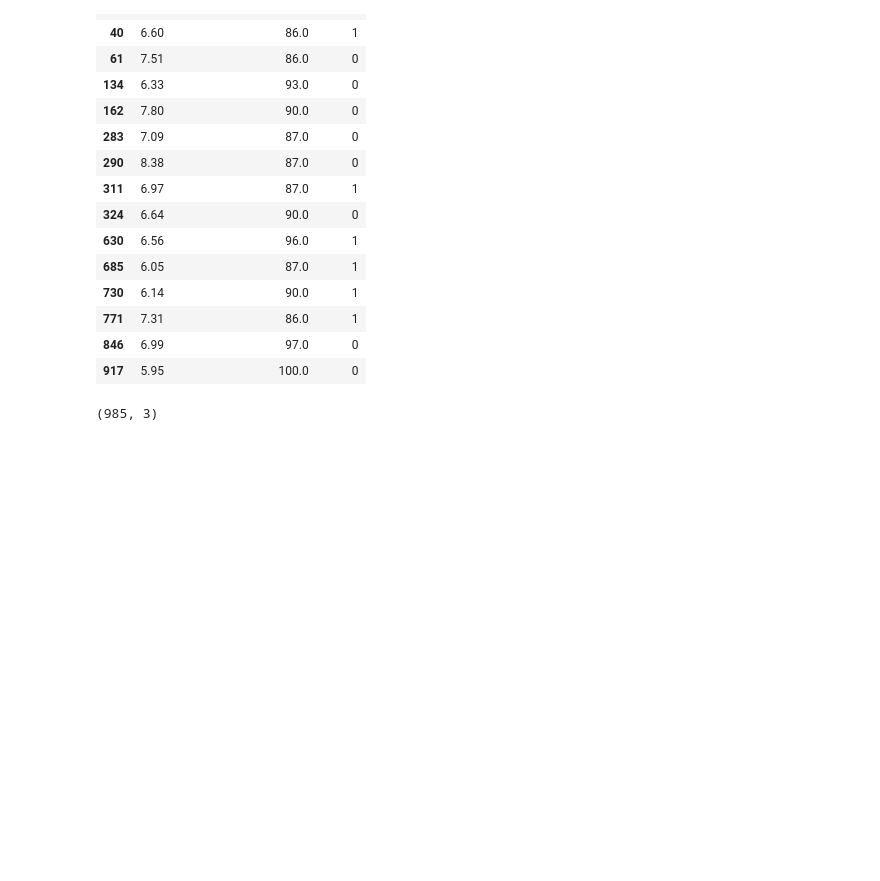
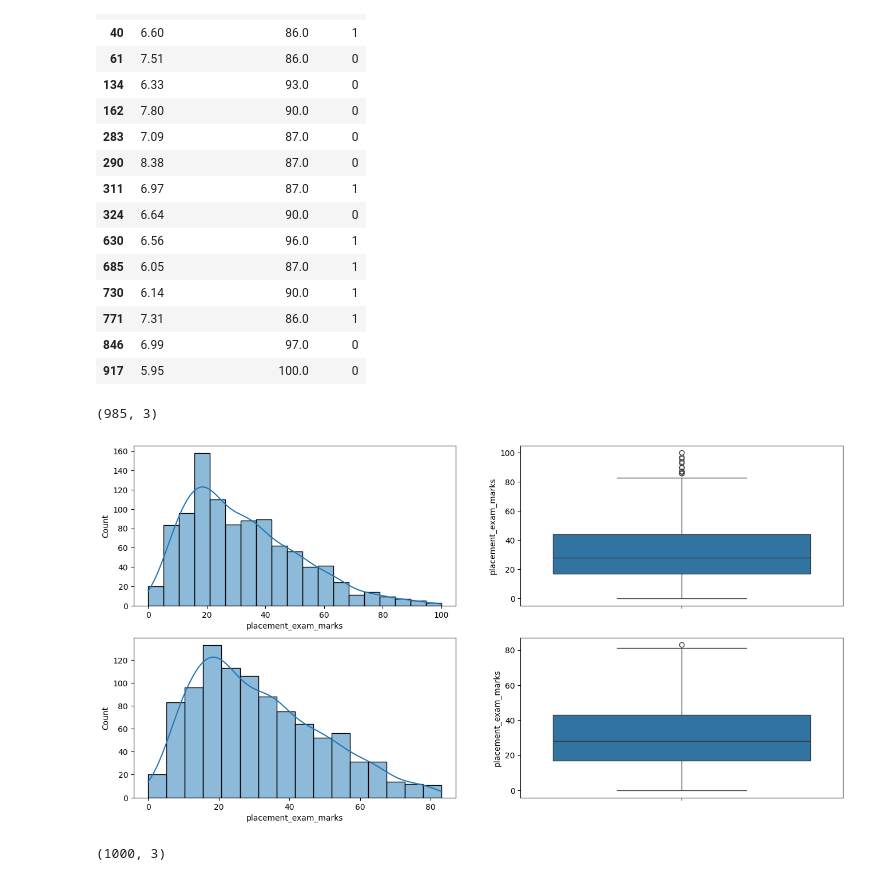
Before and after one commit to gautamsudip/scikit-learn, a Jupyter notebook: Outliers Detection & Removal.ipynb, the cells around one changed output. Drawn from its saved outputs; the diff is of its cells as text; code cells hidden in the pictures; blank space fills up the shorter version.

```diff
--- a/Outliers Detection & Removal.ipynb
+++ b/Outliers Detection & Removal.ipynb
@@ -299,20 +299,20 @@ new_df.shape    # -15
 # %% [output]
 (985, 3)
 # %%
-
 # Comparing
-
 plt.figure(figsize=(16,8))
 plt.subplot(2,2,1)
 sns.histplot(df['placement_exam_marks'], kde = True)
 
 plt.subplot(2,2,2)
-sns.boxplot(df['placement_exam_marks'], kde = True)
+sns.boxplot(df['placement_exam_marks'])
 
 plt.subplot(2,2,3)
-sns.distplot(new_df['placement_exam_marks'], kde = True)
+sns.histplot(new_df['placement_exam_marks'], kde = True)
 
 plt.subplot(2,2,4)
 sns.boxplot(new_df['placement_exam_marks'])
 
 plt.show()
+# %% [output]
+[figure, added]
@@ -318,0 +332,4 @@ plt.show()
+# %%
+new_df_cap.shape
+# %% [output]
+(1000, 3)
```
Also changed, not shown: parts of 2 cells of this notebook.
